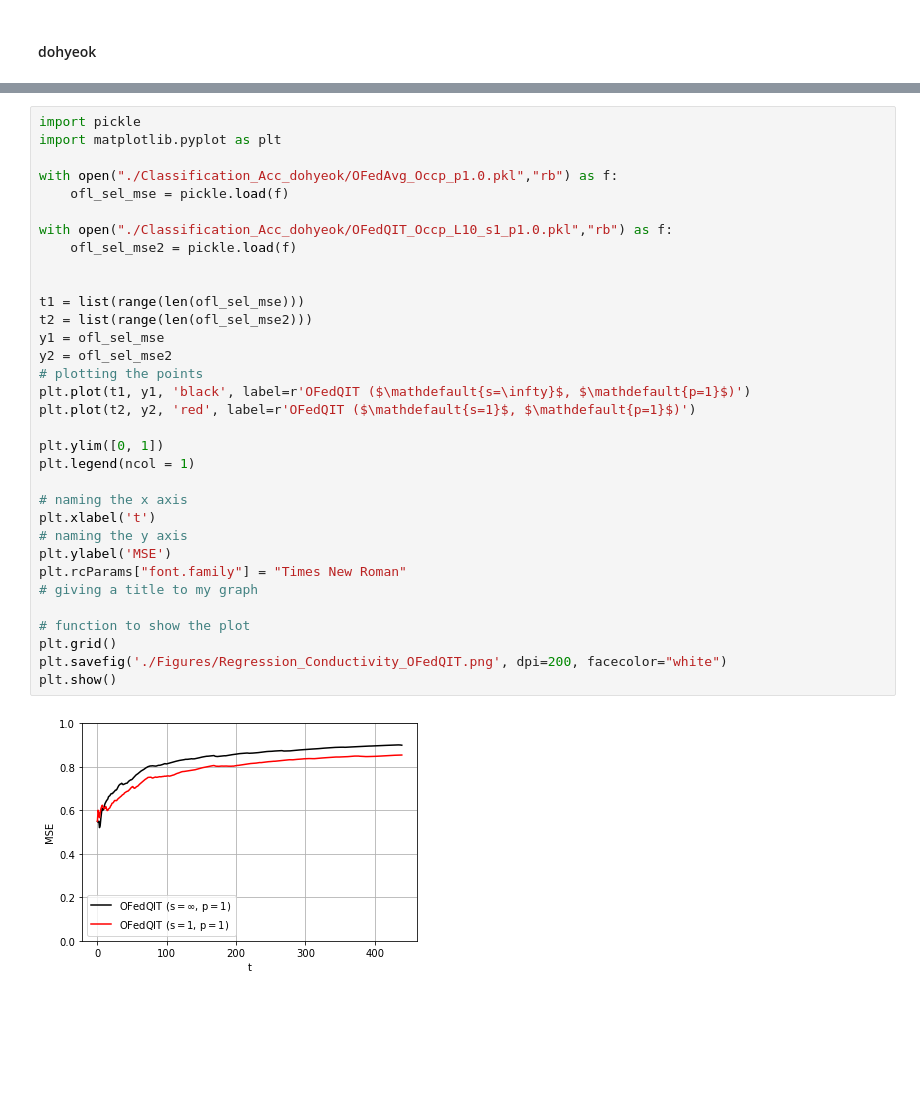
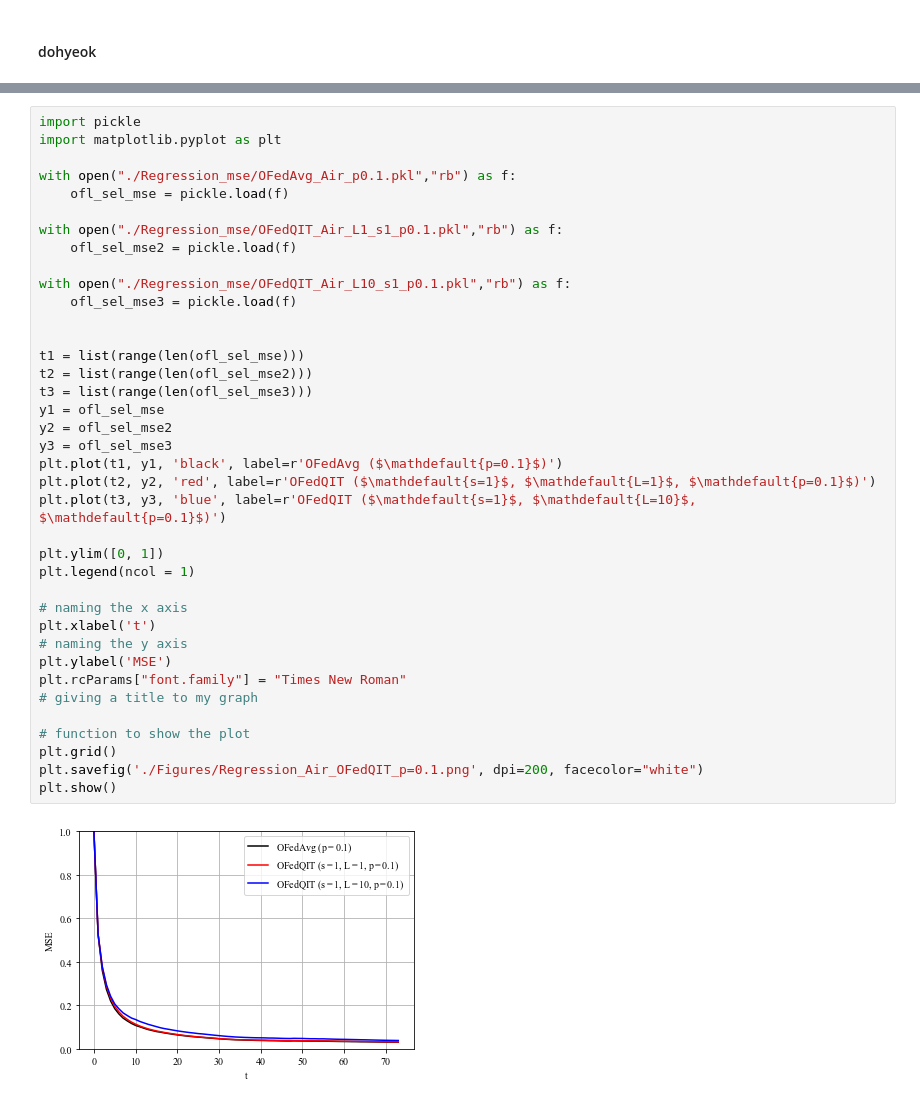
Before and after one commit to IISL-HYU/OFedQIT, a Jupyter notebook: plot.ipynb, the cells around one changed output, grey strips where cells are left out. Drawn from its saved outputs; the diff is of its cells as text; blank space fills up the shorter version.

```diff
--- a/plot.ipynb
+++ b/plot.ipynb
@@ -198,35 +47,40 @@ Invalid limit will be ignored.
 # %%
 import pickle
 import matplotlib.pyplot as plt
 
-with open("./Classification_Acc_dohyeok/OFedAvg_Occp_p1.0.pkl","rb") as f:
+with open("./Regression_mse/OFedAvg_Air_p0.1.pkl","rb") as f:
     ofl_sel_mse = pickle.load(f)
 
-with open("./Classification_Acc_dohyeok/OFedQIT_Occp_L10_s1_p1.0.pkl","rb") as f:
+with open("./Regression_mse/OFedQIT_Air_L1_s1_p0.1.pkl","rb") as f:
     ofl_sel_mse2 = pickle.load(f)
+
+with open("./Regression_mse/OFedQIT_Air_L10_s1_p0.1.pkl","rb") as f:
+    ofl_sel_mse3 = pickle.load(f)
 
 
 t1 = list(range(len(ofl_sel_mse)))
 t2 = list(range(len(ofl_sel_mse2)))
+t3 = list(range(len(ofl_sel_mse3)))
 y1 = ofl_sel_mse
 y2 = ofl_sel_mse2
-# plotting the points
-plt.plot(t1, y1, 'black', label=r'OFedQIT ($\mathdefault{s=\infty}$, $\mathdefault{p=1}$)')
-plt.plot(t2, y2, 'red', label=r'OFedQIT ($\mathdefault{s=1}$, $\mathdefault{p=1}$)')
+y3 = ofl_sel_mse3
+plt.plot(t1, y1, 'black', label=r'OFedAvg ($\mathdefault{p=0.1}$)')
+plt.plot(t2, y2, 'red', label=r'OFedQIT ($\mathdefault{s=1}$, $\mathdefault{L=1}$, $\mathdefault{p=0.1}$)')
+plt.plot(t3, y3, 'blue', label=r'OFedQIT ($\mathdefault{s=1}$, $\mathdefault{L=10}$, $\mathdefault{p=0.1}$)')
 
 plt.ylim([0, 1])
 plt.legend(ncol = 1)
 
 # naming the x axis
 plt.xlabel('t')
 # naming the y axis
 plt.ylabel('MSE')
 plt.rcParams["font.family"] = "Times New Roman"
 # giving a title to my graph
 
 # function to show the plot
 plt.grid()
-plt.savefig('./Figures/Regression_Conductivity_OFedQIT.png', dpi=200, facecolor="white")
+plt.savefig('./Figures/Regression_Air_OFedQIT_p=0.1.png', dpi=200, facecolor="white")
 plt.show()
 # %% [output]
-[figure, old version]
+[figure, new version]
```
Also changed, not shown: parts of 6 cells of this notebook, 45 other files.
